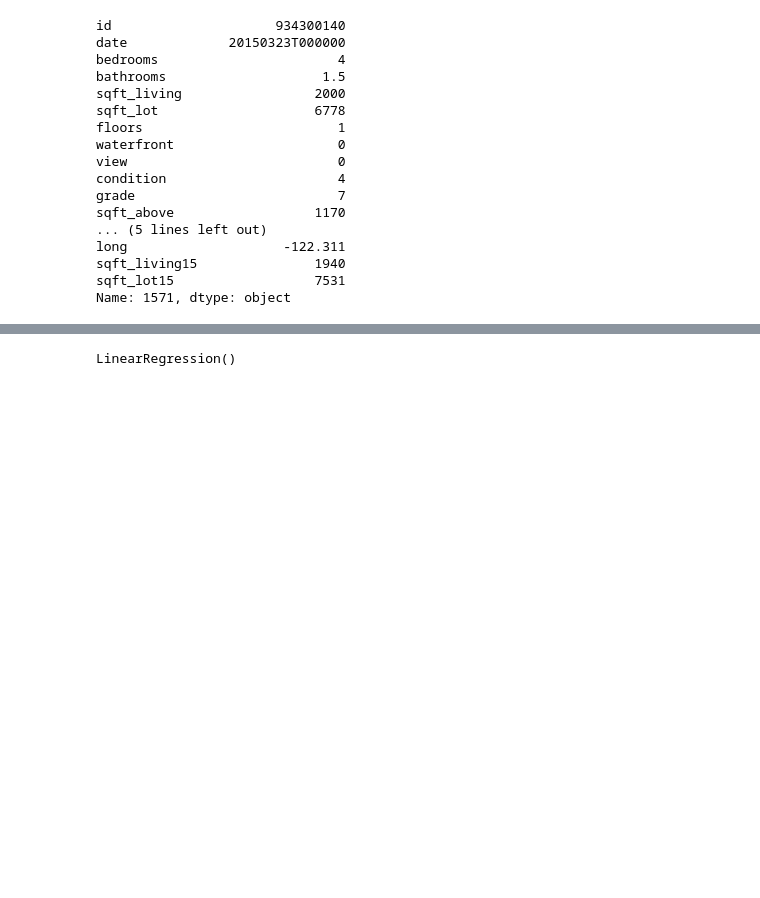
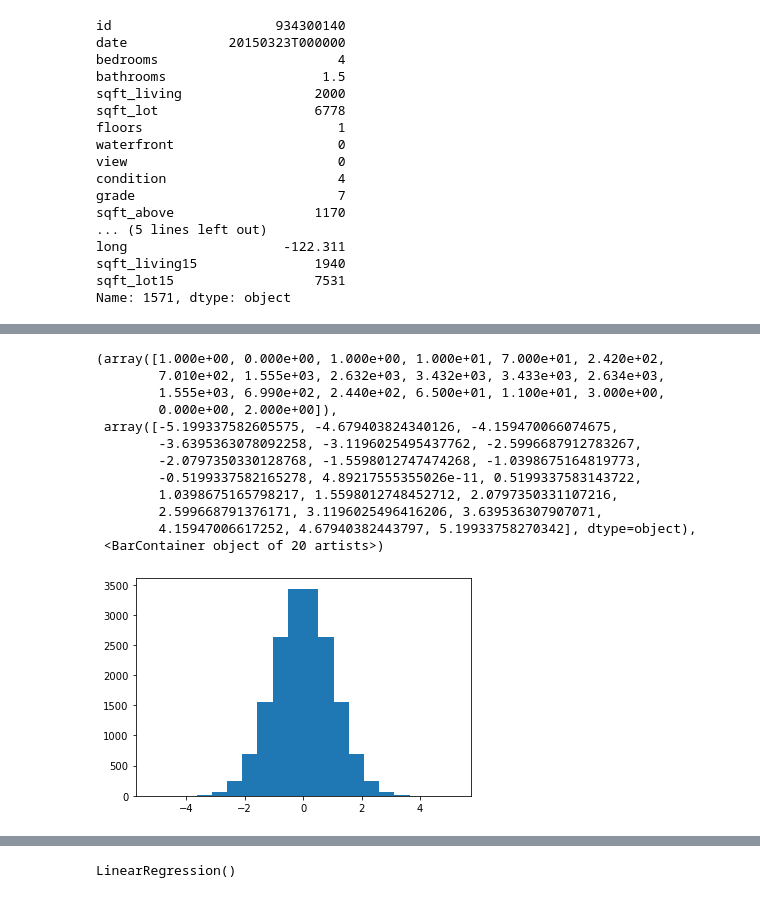
Before and after one commit to jmillerbrooks/kc_stream, a Jupyter notebook: scratch.ipynb, the cells around one changed output, grey strips where cells are left out. Cells and saved outputs as stored; diff of their text form; code cells hidden in the pictures; blank space fills up the shorter version.

```diff
--- a/scratch.ipynb
+++ b/scratch.ipynb
@@ -233,0 +381,2 @@ array([0.6730471423952884, -0.8007714664832806, -0.08588714216589924,
+# %%
+prepared = preprocessor.fit_transform(test_res)
@@ -233,0 +398,16 @@ array([0.6730471423952884, -0.8007714664832806, -0.08588714216589924,
+# %%
+plt.hist(prepared[:, 8], bins=20)
+# %% [output]
+(array([1.000e+00, 0.000e+00, 1.000e+00, 1.000e+01, 7.000e+01, 2.420e+02,
+        7.010e+02, 1.555e+03, 2.632e+03, 3.432e+03, 3.433e+03, 2.634e+03,
+        1.555e+03, 6.990e+02, 2.440e+02, 6.500e+01, 1.100e+01, 3.000e+00,
+        0.000e+00, 2.000e+00]),
+ array([-5.199337582605575, -4.679403824340126, -4.159470066074675,
+        -3.6395363078092258, -3.1196025495437762, -2.5996687912783267,
+        -2.0797350330128768, -1.5598012747474268, -1.0398675164819773,
+        -0.5199337582165278, 4.89217555355026e-11, 0.5199337583143722,
+        1.0398675165798217, 1.5598012748452712, 2.0797350331107216,
+        2.599668791376171, 3.1196025496416206, 3.639536307907071,
+        4.15947006617252, 4.67940382443797, 5.19933758270342], dtype=object),
+ <BarContainer object of 20 artists>)
+[figure, added]
```
Also changed, not shown: parts of 42 cells of this notebook, 3 other files.
